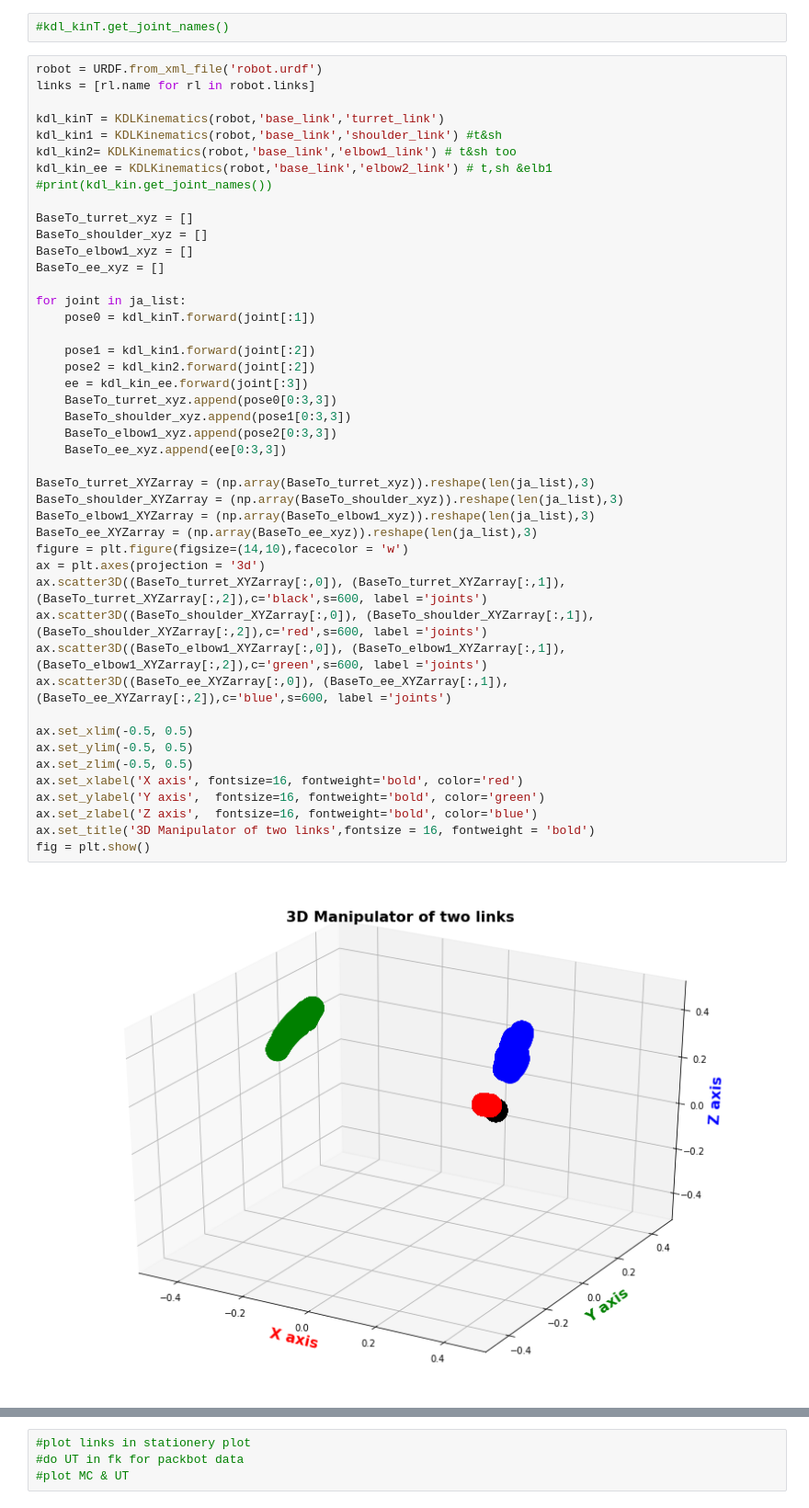
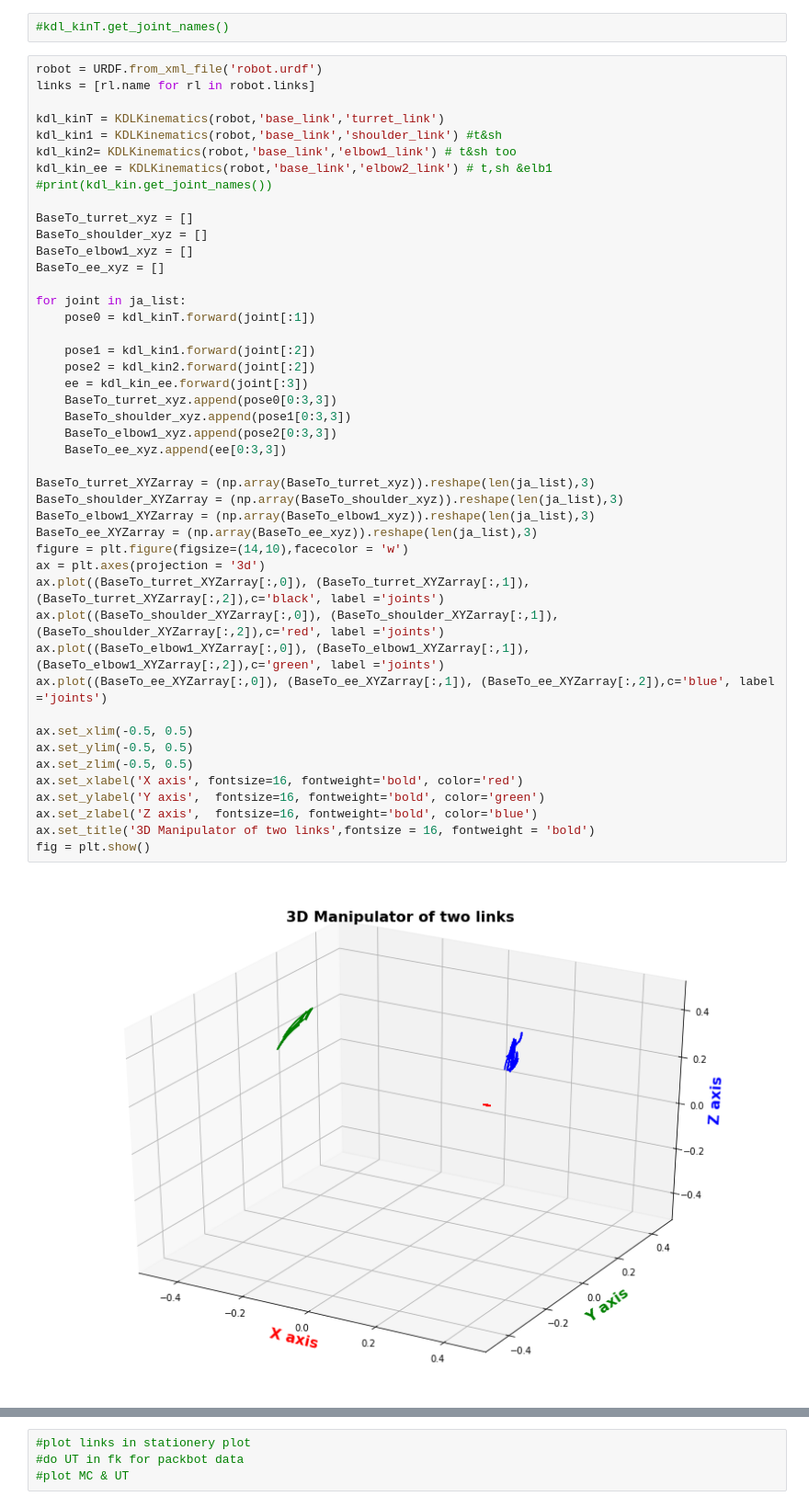
Before and after one commit to ZimmieSj/ut-kinematics, a Jupyter notebook: notebooks/kinematics_UT_Cam_UT.ipynb, the cells around one changed output, grey strips where cells are left out. Shown: that part at 92% size. Cells and saved outputs as stored; diff of their text form.

```diff
--- a/notebooks/kinematics_UT_Cam_UT.ipynb
+++ b/notebooks/kinematics_UT_Cam_UT.ipynb
@@ -72,35 +72,35 @@ BaseTo_shoulder_xyz = []
 BaseTo_elbow1_xyz = []
 BaseTo_ee_xyz = []
 
 for joint in ja_list:
     pose0 = kdl_kinT.forward(joint[:1])
 
     pose1 = kdl_kin1.forward(joint[:2])
     pose2 = kdl_kin2.forward(joint[:2])
     ee = kdl_kin_ee.forward(joint[:3])
     BaseTo_turret_xyz.append(pose0[0:3,3])
     BaseTo_shoulder_xyz.append(pose1[0:3,3])
     BaseTo_elbow1_xyz.append(pose2[0:3,3])
     BaseTo_ee_xyz.append(ee[0:3,3])
 
 BaseTo_turret_XYZarray = (np.array(BaseTo_turret_xyz)).reshape(len(ja_list),3)
 BaseTo_shoulder_XYZarray = (np.array(BaseTo_shoulder_xyz)).reshape(len(ja_list),3)
 BaseTo_elbow1_XYZarray = (np.array(BaseTo_elbow1_xyz)).reshape(len(ja_list),3)
 BaseTo_ee_XYZarray = (np.array(BaseTo_ee_xyz)).reshape(len(ja_list),3)
 figure = plt.figure(figsize=(14,10),facecolor = 'w')
 ax = plt.axes(projection = '3d')
-ax.scatter3D((BaseTo_turret_XYZarray[:,0]), (BaseTo_turret_XYZarray[:,1]), (BaseTo_turret_XYZarray[:,2]),c='black',s=600, label ='joints')
-ax.scatter3D((BaseTo_shoulder_XYZarray[:,0]), (BaseTo_shoulder_XYZarray[:,1]), (BaseTo_shoulder_XYZarray[:,2]),c='red',s=600, label ='joints')
-ax.scatter3D((BaseTo_elbow1_XYZarray[:,0]), (BaseTo_elbow1_XYZarray[:,1]), (BaseTo_elbow1_XYZarray[:,2]),c='green',s=600, label ='joints')
-ax.scatter3D((BaseTo_ee_XYZarray[:,0]), (BaseTo_ee_XYZarray[:,1]), (BaseTo_ee_XYZarray[:,2]),c='blue',s=600, label ='joints')
+ax.plot((BaseTo_turret_XYZarray[:,0]), (BaseTo_turret_XYZarray[:,1]), (BaseTo_turret_XYZarray[:,2]),c='black', label ='joints')
+ax.plot((BaseTo_shoulder_XYZarray[:,0]), (BaseTo_shoulder_XYZarray[:,1]), (BaseTo_shoulder_XYZarray[:,2]),c='red', label ='joints')
+ax.plot((BaseTo_elbow1_XYZarray[:,0]), (BaseTo_elbow1_XYZarray[:,1]), (BaseTo_elbow1_XYZarray[:,2]),c='green', label ='joints')
+ax.plot((BaseTo_ee_XYZarray[:,0]), (BaseTo_ee_XYZarray[:,1]), (BaseTo_ee_XYZarray[:,2]),c='blue', label ='joints')
 
 ax.set_xlim(-0.5, 0.5)
 ax.set_ylim(-0.5, 0.5)
 ax.set_zlim(-0.5, 0.5)
 ax.set_xlabel('X axis', fontsize=16, fontweight='bold', color='red')
 ax.set_ylabel('Y axis',  fontsize=16, fontweight='bold', color='green')
 ax.set_zlabel('Z axis',  fontsize=16, fontweight='bold', color='blue')
 ax.set_title('3D Manipulator of two links',fontsize = 16, fontweight = 'bold')
 fig = plt.show()
 # %% [output]
-[figure, old version]
+[figure, new version]
```
Also changed, not shown: parts of 2 cells of this notebook.
